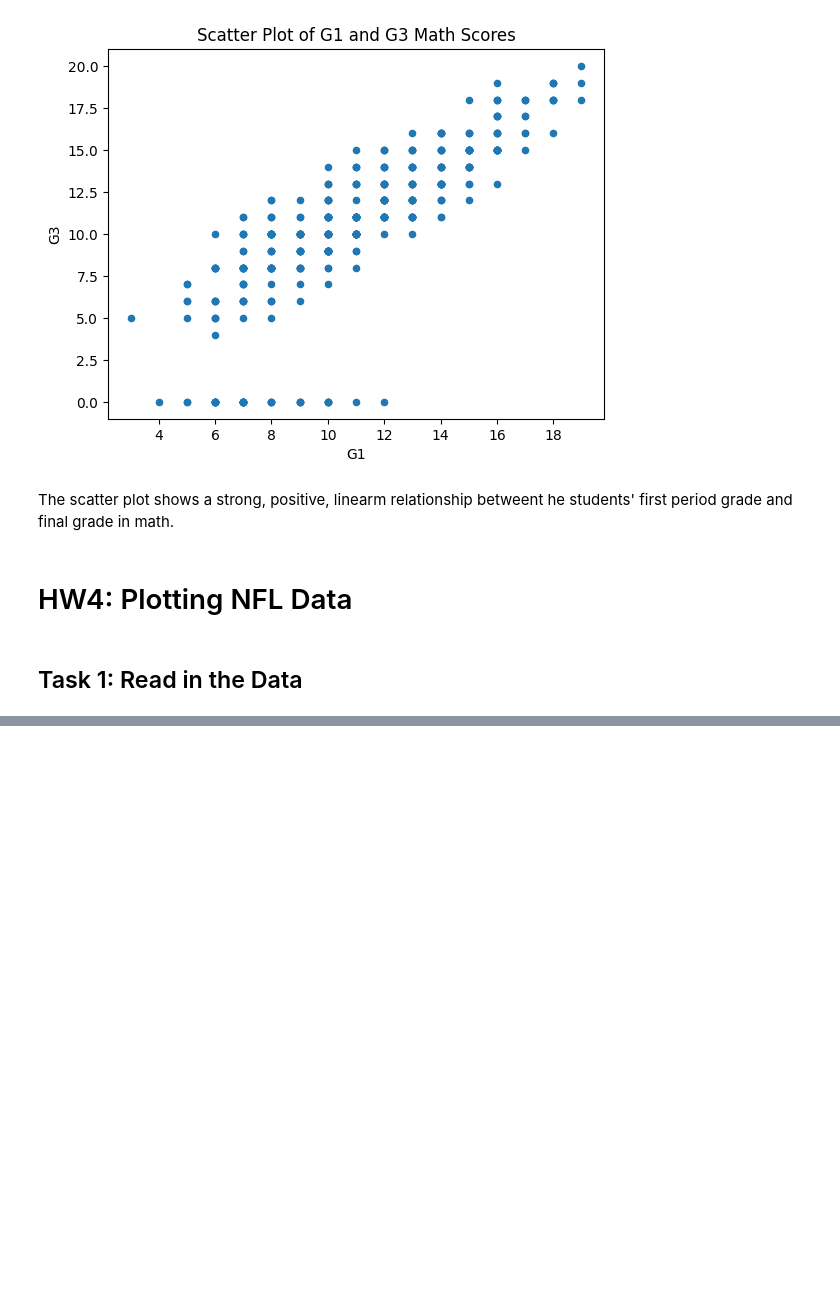
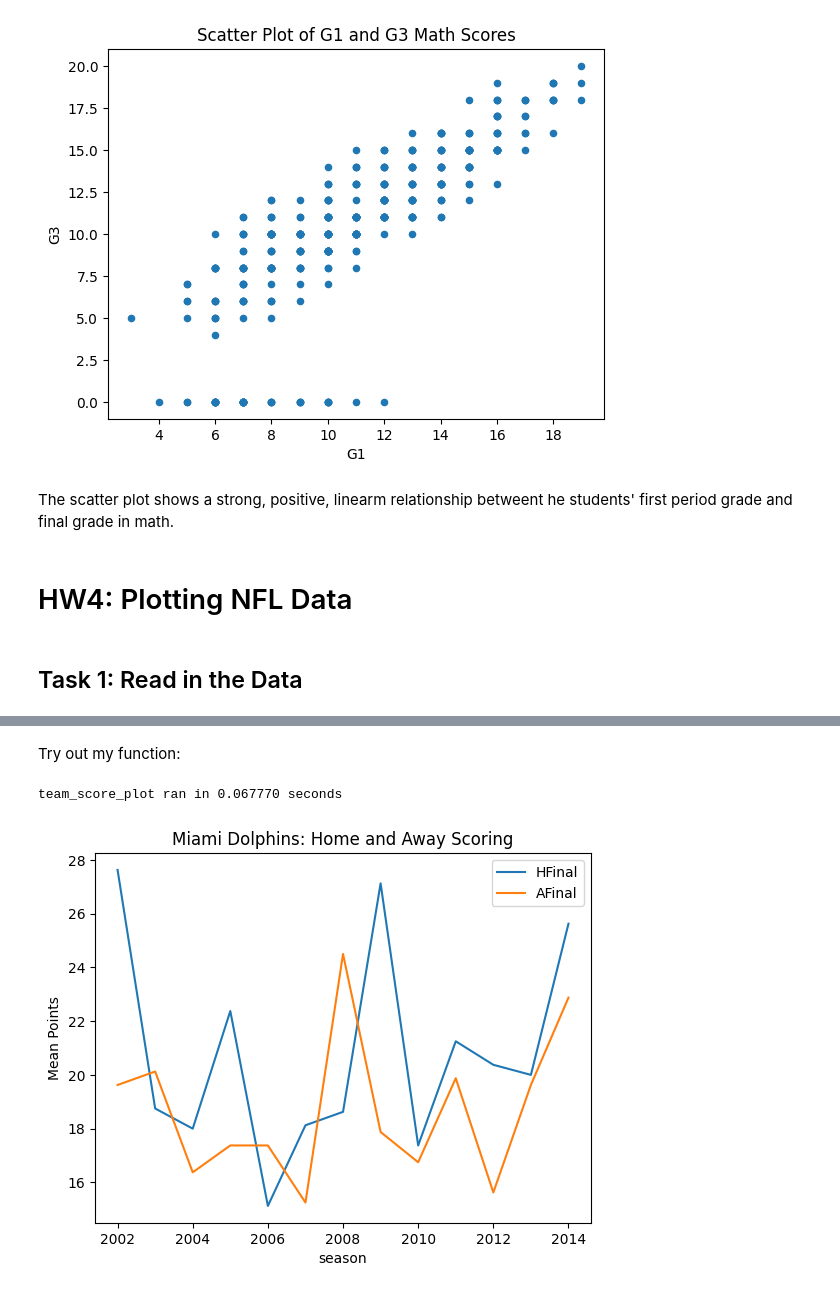
Before and after one commit to lytyler/ST554_Homework4, a Jupyter notebook: Homework4.ipynb, the cells around one changed output, grey strips where cells are left out. Saved outputs shown, nothing was run; the diff lists cells and outputs as text; code cells hidden in the pictures; blank space fills up the shorter version.

```diff
--- a/Homework4.ipynb
+++ b/Homework4.ipynb
@@ -392,0 +595,50 @@ pd.read_csv("")
+# %%
+#my function to plot NFL data
+def team_score_plot(team: str, stat: str):
+    """
+    This is a function that takes in an NFL team name () and a statistic (min, mean,
+    median, max, std) and plots that statistic for the team's home and away games
+    per season. Team name should be entered as location and mascot with capital
+    letters.
+    """
+    #if stat == "mean":
+    home_data = regS_data.loc[(regS_data["homeTeam"] == team),
+                           ["season", "HFinal"]] \
+               .groupby("season") \
+               .agg(stat)
+    away_data = regS_data.loc[regS_data["awayTeam"] == team,
+                          ["season", "AFinal"]] \
+                .groupby("season") \
+                .agg(stat)
+    plotting_data = pd.concat([home_data, away_data], axis = 1)
+    plotting_data.plot.line(title = team + ": Home and Away Scoring") \
+            .set(ylabel = stat[0].upper() + stat[1:] +" Points")
+# %%
+#add timeit() decorator to my function (team_score_plot)
+@timeit
+def team_score_plot(team: str, stat: str):
+    """
+    This is a function that takes in an NFL team name () and a statistic (min, mean,
+    median, max, std) and plots that statistic for the team's home and away games
+    per season. Team name should be entered as location and mascot with capital
+    letters.
+    """
+    #if stat == "mean":
+    home_data = regS_data.loc[(regS_data["homeTeam"] == team),
+                           ["season", "HFinal"]] \
+               .groupby("season") \
+               .agg(stat)
+    away_data = regS_data.loc[regS_data["awayTeam"] == team,
+                          ["season", "AFinal"]] \
+                .groupby("season") \
+                .agg(stat)
+    plotting_data = pd.concat([home_data, away_data], axis = 1)
+    plotting_data.plot.line(title = team + ": Home and Away Scoring") \
+            .set(ylabel = stat[0].upper() + stat[1:] +" Points")
+# %% [markdown]
+Try out my function:
+# %%
+team_score_plot("Miami Dolphins", "mean")
+# %% [output]
+team_score_plot ran in 0.067770 seconds
+[figure, added]
```
Also changed, not shown: parts of 23 cells of this notebook.
